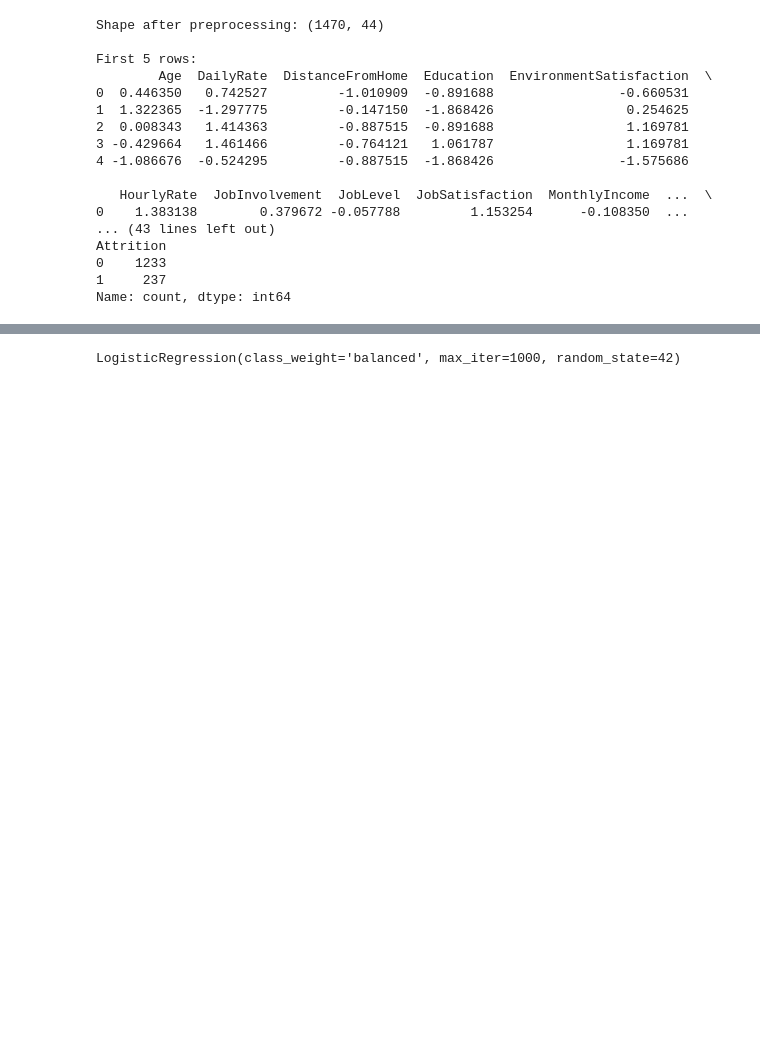
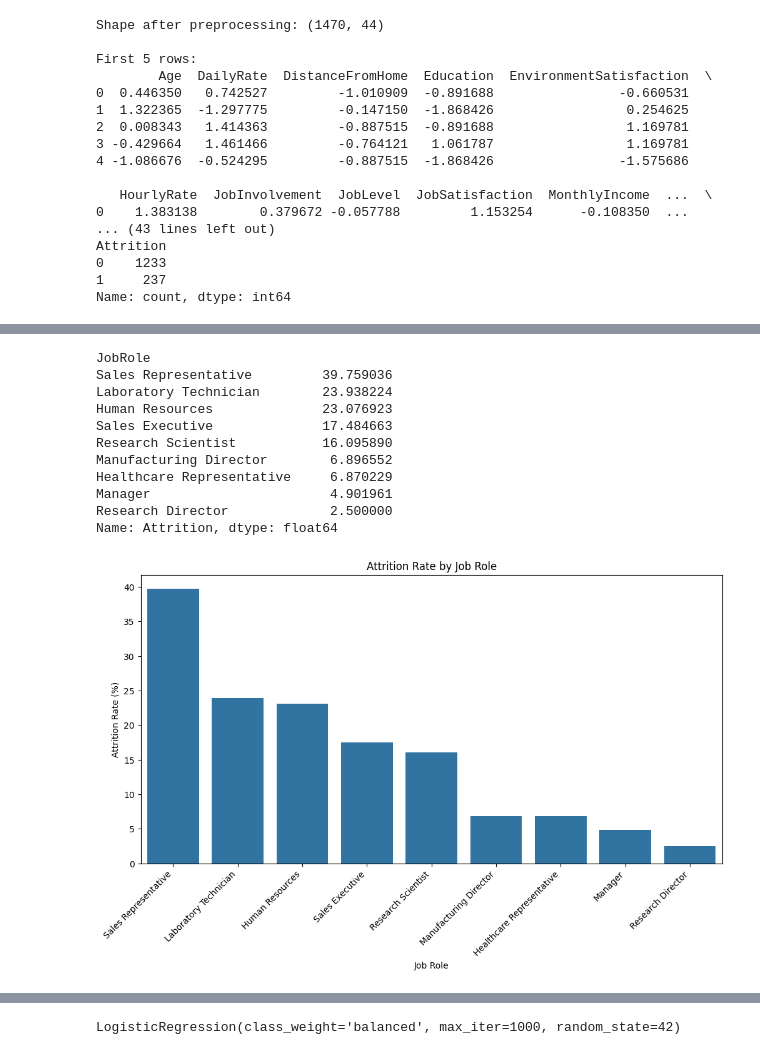
Before and after one commit to Vasumitt123/EmployeeAttrition_-Vasu-Mittal-, a Jupyter notebook: Analysis.ipynb, the cells around one changed output, grey strips where cells are left out. Cells and saved outputs as stored; diff of their text form; code cells hidden in the pictures; blank space fills up the shorter version.

```diff
--- a/Analysis.ipynb
+++ b/Analysis.ipynb
@@ -171,0 +207,37 @@ Name: count, dtype: int64
+# %%
+jobrole_attrition = (
+    df.groupby("JobRole")["Attrition"]
+      .mean() * 100
+)
+
+jobrole_attrition = jobrole_attrition.sort_values(ascending=False)
+
+print(jobrole_attrition)
+
+plt.figure(figsize=(12,6))
+
+sns.barplot(
+    x=jobrole_attrition.index,
+    y=jobrole_attrition.values
+)
+
+plt.xticks(rotation=45, ha='right')
+
+plt.title("Attrition Rate by Job Role")
+plt.xlabel("Job Role")
+plt.ylabel("Attrition Rate (%)")
+
+plt.show()
+# %% [output]
+JobRole
+Sales Representative         39.759036
+Laboratory Technician        23.938224
+Human Resources              23.076923
+Sales Executive              17.484663
+Research Scientist           16.095890
+Manufacturing Director        6.896552
+Healthcare Representative     6.870229
+Manager                       4.901961
+Research Director             2.500000
+Name: Attrition, dtype: float64
+[figure, added]
```
Also changed, not shown: parts of 15 cells of this notebook, 6 other files.
